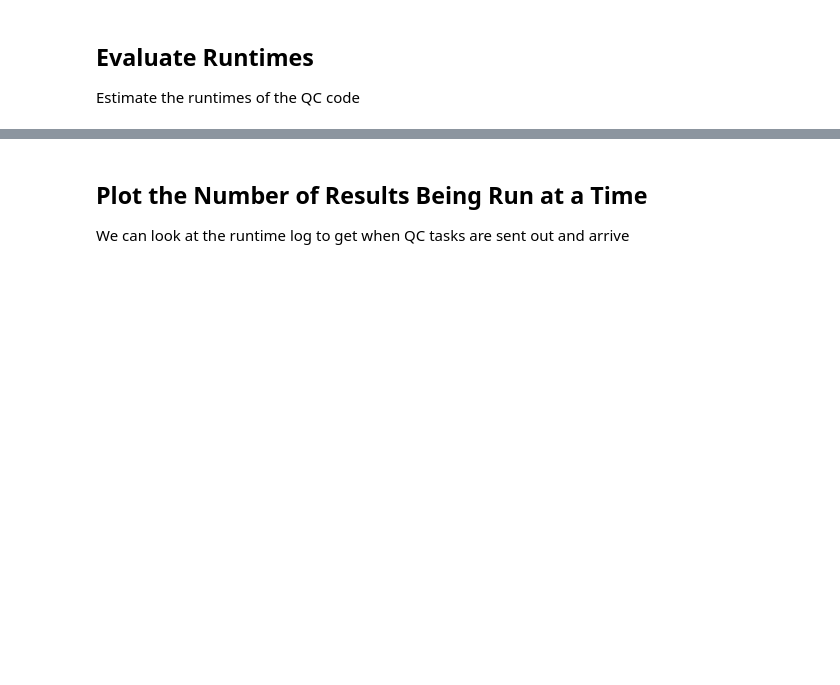
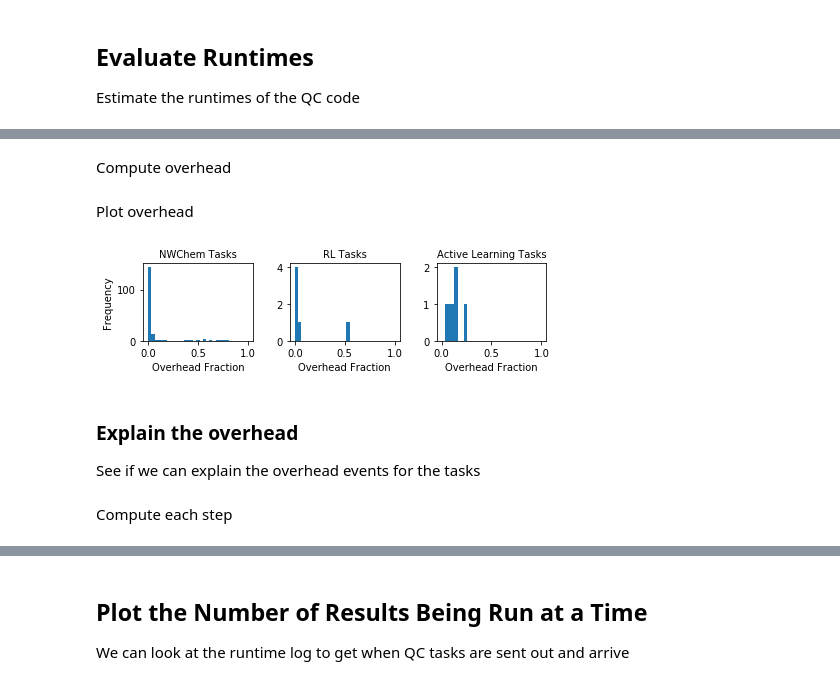
Before and after one commit to exalearn/colmena, a Jupyter notebook: molecule-design/interleaved/1_plot-run-data.ipynb, the cells around one changed output, grey strips where cells are left out. Cells and saved outputs as stored; diff of their text form; code cells hidden in the pictures; blank space fills up the shorter version.

```diff
--- a/molecule-design/interleaved/1_plot-run-data.ipynb
+++ b/molecule-design/interleaved/1_plot-run-data.ipynb
@@ -69,0 +74,4 @@ fig.tight_layout()
+# %%
+rl_data = pd.read_json(os.path.join(run_info['path'], 'rl_records.jsonld'), lines=True)
+# %%
+screen_data = pd.read_json(os.path.join(run_info['path'], 'screening_records.jsonld'), lines=True)
@@ -69,0 +88,26 @@ fig.tight_layout()
+# %% [markdown]
+Compute overhead
+# %%
+for data in [result_data, rl_data, screen_data]:
+    data['overhead_time'] = (data['time_result_received'] - data['time_created']) - data['time_running']
+    data['overhead_frac'] = 1 - data['time_running'] / (data['time_result_received'] - data['time_created'])
+# %% [markdown]
+Plot overhead
+# %%
+fig, axs = plt.subplots(1, 3, figsize=(6.5, 2.))
+
+for data, label, ax in zip([result_data, rl_data, screen_data], ['NWChem', 'RL', 'Active Learning'], axs):
+    ax.hist(data['overhead_frac'].tolist(), bins=np.linspace(0, 1, 32))
+    ax.set_xlabel('Overhead Fraction')
+    ax.set_title(f'{label} Tasks', fontsize=10)
+
+axs[0].set_ylabel('Frequency')
+fig.tight_layout()
+fig.savefig(os.path.join('figures', 'overhead-fraction.svg'))
+# %% [output]
+[figure, added]
+# %% [markdown]
+### Explain the overhead
+See if we can explain the overhead events for the tasks
+# %% [markdown]
+Compute each step
```
Also changed, not shown: parts of 10 cells of this notebook, 2 other files.
